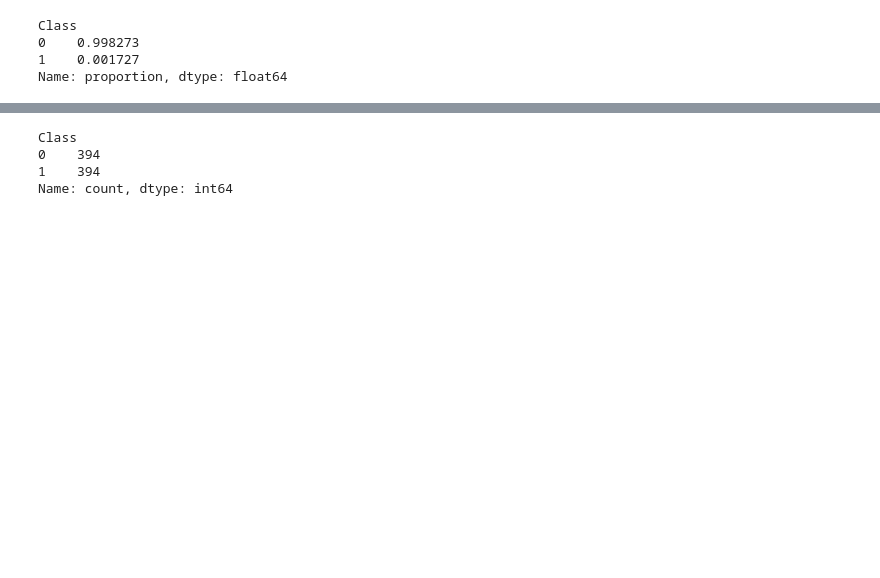
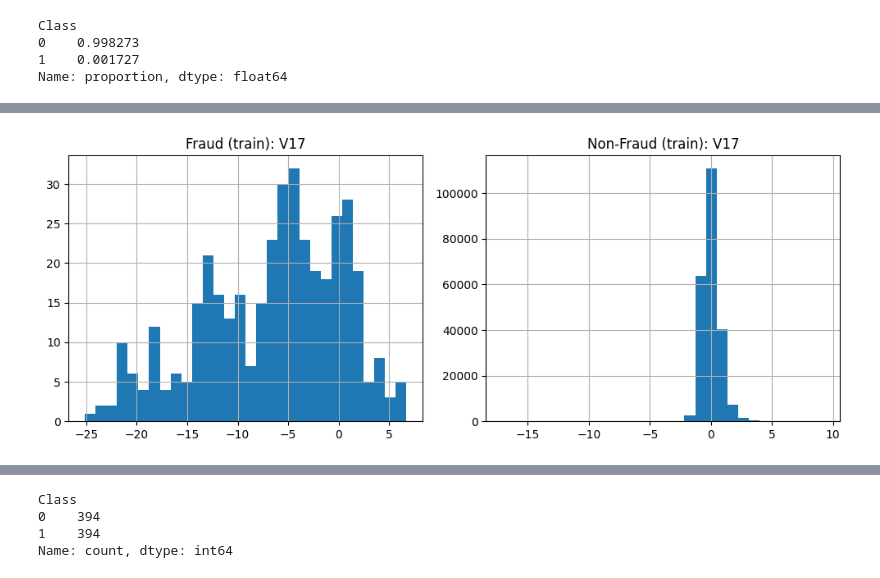
Before and after one commit to mpaturi/portfolio-projects, a Jupyter notebook: ML/Credit-Fraud/notebooks/creditcardfraud.ipynb, the cells around one changed output, grey strips where cells are left out. Drawn from its saved outputs; the diff is of its cells as text; code cells hidden in the pictures; blank space fills up the shorter version.

```diff
--- a/ML/Credit-Fraud/notebooks/creditcardfraud.ipynb
+++ b/ML/Credit-Fraud/notebooks/creditcardfraud.ipynb
@@ -145,0 +149,19 @@ plt.show()
+# %%
+# Validate V17 using training data only
+fraud_train    = X_train[y_train == 1]
+nonfraud_train = X_train[y_train == 0]
+
+plt.figure(figsize=(10, 4))
+
+plt.subplot(1, 2, 1)
+fraud_train['V17'].hist(bins=30)
+plt.title('Fraud (train): V17')
+
+plt.subplot(1, 2, 2)
+nonfraud_train['V17'].hist(bins=30)
+plt.title('Non-Fraud (train): V17')
+
+plt.tight_layout()
+plt.show()
+# %% [output]
+[figure, added]
```
Also changed, not shown: parts of 44 cells of this notebook, 1 other file.
